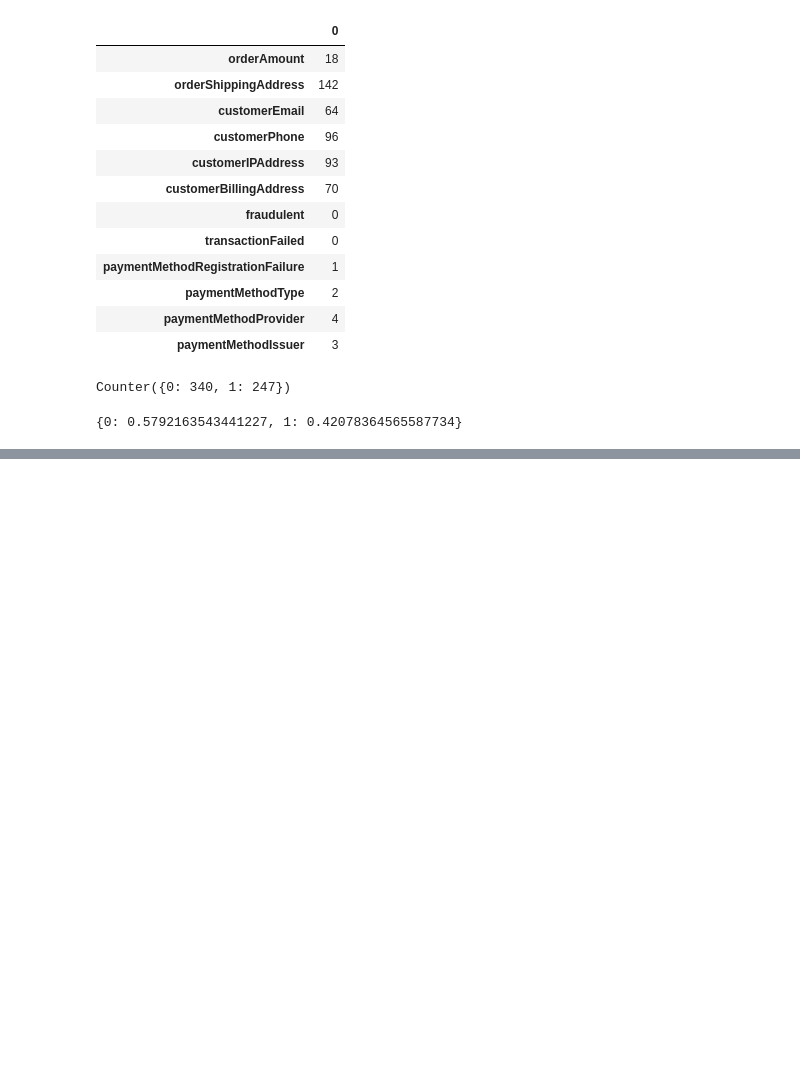
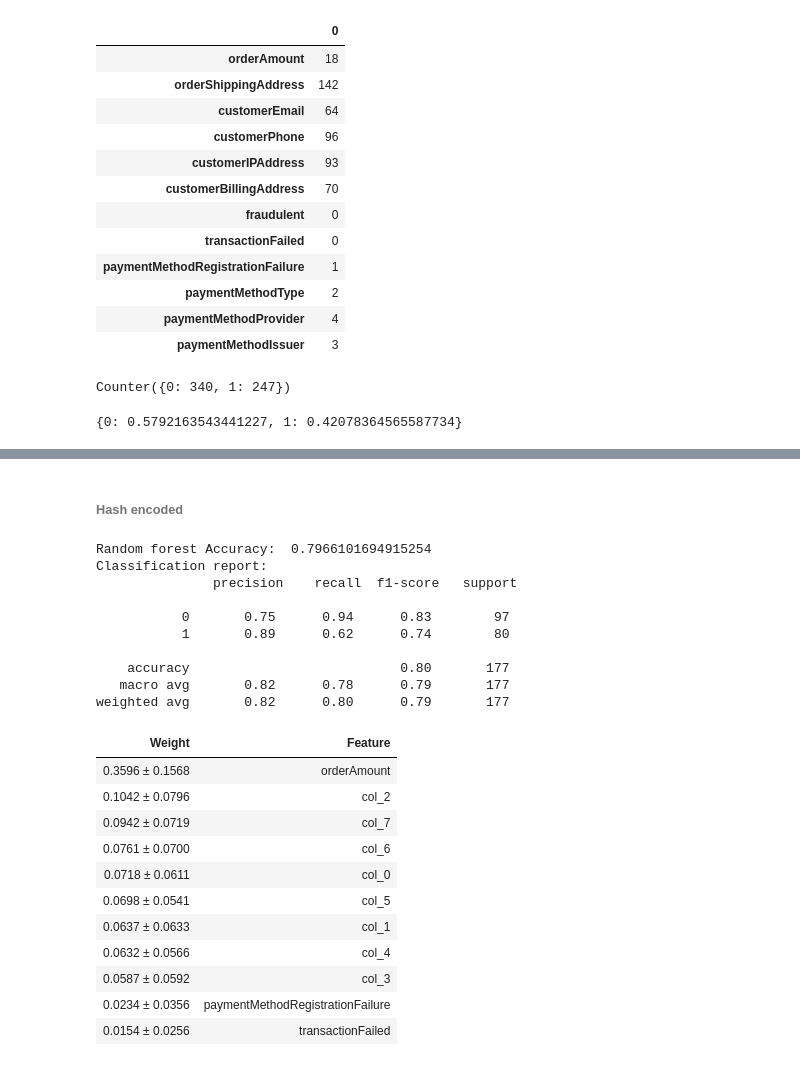
Before and after one commit to subash774/FraudDetection, a Jupyter notebook: Notebooks/EDA and ML.ipynb, the cells around one changed output, grey strips where cells are left out. Saved outputs shown, nothing was run; the diff lists cells and outputs as text; code cells hidden in the pictures; blank space fills up the shorter version.

```diff
--- a/Notebooks/EDA.ipynb
+++ b/Notebooks/EDA and ML.ipynb
@@ -391,0 +418,8 @@ model saved
+# %%
+run_svm(Xtrain_hash, Xtest_hash, Ytrain_hash, Ytest_hash, "hash_encoded")
+print("="*20)
+run_random_forest(Xtrain_hash, Xtest_hash, Ytrain_hash, Ytest_hash, "hash_encoded")
+print("="*20)
+run_decision_trees(Xtrain_hash, Xtest_hash, Ytrain_hash, Ytest_hash, "hash_encoded")
+print("="*20)
+run_logistic_regression(Xtrain_hash, Xtest_hash, Ytrain_hash, Ytest_hash, "hash_encoded")
@@ -391,0 +487,39 @@ model saved
+# %% [markdown]
+###### Hash encoded
+# %%
+# load random forest
+hash_rf_model = joblib.load("../Models/hash_encoded_RF.mdl")
+
+feature_names_hash = list(X_hash.columns)
+
+y_pred = hash_rf_model.predict(Xtest_hash)
+
+print("Random forest Accuracy: ", accuracy_score(Ytest_hash, y_pred))
+
+print("Classification report:\n",
+        classification_report(Ytest_hash, y_pred))
+
+eli5.show_weights(hash_rf_model.named_steps["model"], feature_names=feature_names_hash, top=20)
+# %% [output]
+Random forest Accuracy:  0.7966101694915254
+Classification report:
+               precision    recall  f1-score   support
+
+           0       0.75      0.94      0.83        97
+           1       0.89      0.62      0.74        80
+
+    accuracy                           0.80       177
+   macro avg       0.82      0.78      0.79       177
+weighted avg       0.82      0.80      0.79       177
+| Weight | Feature |
+| 0.3596 ± 0.1568 | orderAmount |
+| 0.1042 ± 0.0796 | col_2 |
+| 0.0942 ± 0.0719 | col_7 |
+| 0.0761 ± 0.0700 | col_6 |
+| 0.0718 ± 0.0611 | col_0 |
+| 0.0698 ± 0.0541 | col_5 |
+| 0.0637 ± 0.0633 | col_1 |
+| 0.0632 ± 0.0566 | col_4 |
+| 0.0587 ± 0.0592 | col_3 |
+| 0.0234 ± 0.0356 | paymentMethodRegistrationFailure |
+| 0.0154 ± 0.0256 | transactionFailed |
```
Also changed, not shown: parts of 20 cells of this notebook, 7 other files.
